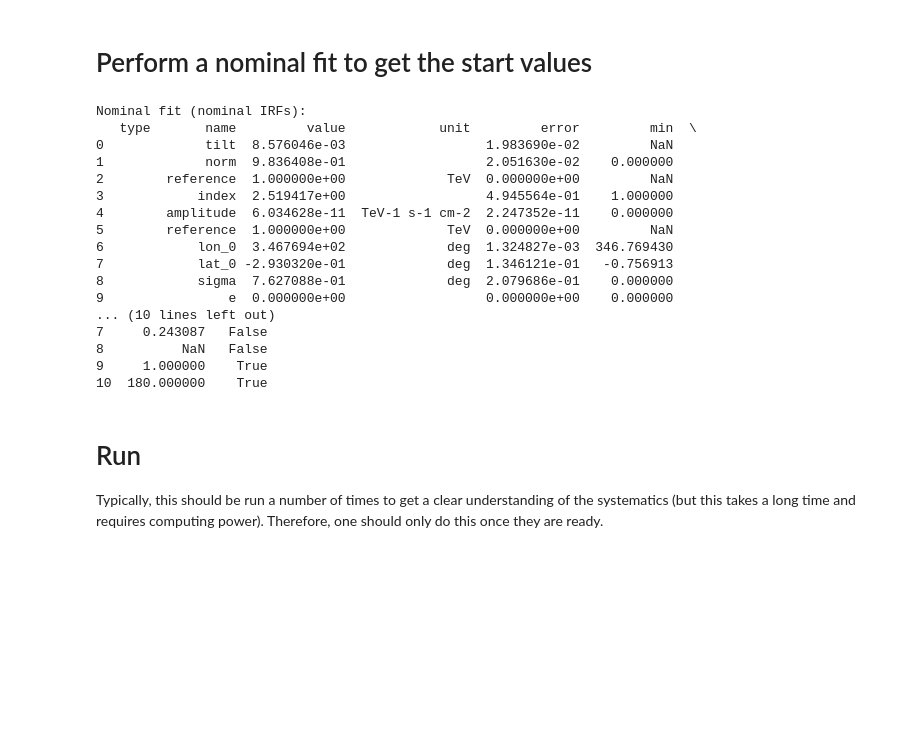
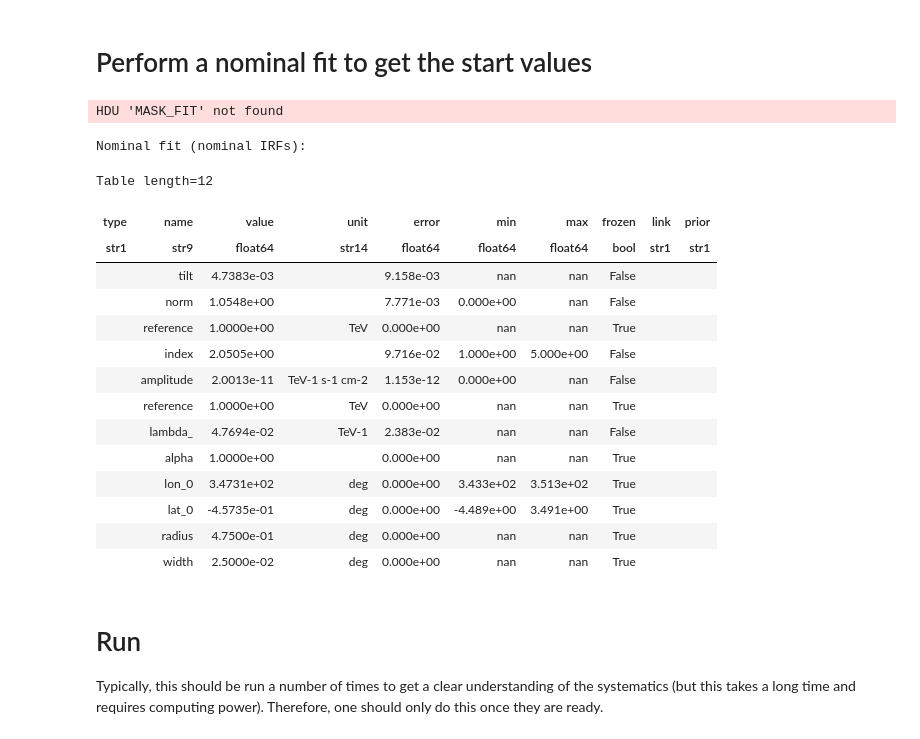
Before and after one commit to Astro-Kirsty/CADS_2026, a Jupyter notebook: Advanced_handson/IRF_systematics_fixed_counts.ipynb, the cells around one changed output. Drawn from its saved outputs; the diff is of its cells as text; code cells hidden in the pictures; blank space fills up the shorter version.

```diff
--- a/Advanced_handson/IRF_systematics_fixed_counts.ipynb
+++ b/Advanced_handson/IRF_systematics_fixed_counts.ipynb
@@ -97,19 +92,3 @@ type    name      value         unit      ...    max    frozen link prior
-# %%
-source_position = SkyCoord.from_name("RX J1713.7-3946").galactic
-
-# Exclusion for known HESS sources
-cat = SourceCatalogHGPS('$GAMMAPY_DATA/catalogs/hgps_catalog_v1.fits.gz')
-regions = []
-for src in cat:
-    if src.position.separation(source_position) < 5*u.deg:
-        regions.append(CircleSkyRegion(center=src.position, radius=src.data.RSpec * 2.4))
-# Add mask around Galactic Plane
-region_galactic = RectangleSkyRegion(center=SkyCoord(source_position.galactic.l, 0*u.deg, frame='galactic'),
-                                     width=geom.width[0][0]*2.1,
-                                     height=1.4*u.deg)
-regions.append(region_galactic)
-exclusion_mask = geom.region_mask(regions, inside=False)
-dataset.mask_safe.data &= exclusion_mask.data
 # %% [markdown]
 ### Geometry for the background gradient (computed once)
 # %%
@@ -165,42 +146,39 @@ seed = 0
 rsg = np.random.RandomState(seed)
 # %%
 # ------- Nominal fit: nominal IRFs, same (fixed) counts. Reference for the spread -------
-nominal_ds = dataset.copy(name="nominal")
+nominal_ds = dataset.copy(name="nominal-dataset")
+nominal_ds.models = dataset.models.copy()
 
-bkg_nom = FoVBackgroundModel(
-    spectral_model=PowerLawNormSpectralModel(), dataset_name=nominal_ds.name
-)
+bkg_nom = FoVBackgroundModel(dataset_name=nominal_ds.name)
 bkg_nom.spectral_model.norm.min = 0          # keep norm positive
 bkg_nom.spectral_model.tilt.frozen = False   # fit the tilt as well
 nominal_ds.models = Models([bkg_nom, source_model])
 
 with nominal_ds.models.parameters.restore_status():
     fit = Fit(optimize_opts=dict(print_level=1))
     with np.errstate(divide="ignore", invalid="ignore"):
-        result = fit.run([nominal_ds])
-    if not result.success:
+        result_nominal = fit.run([nominal_ds])
+    if not result_nominal.success:
         raise RuntimeError("The nominal fit failed; check dataset/models first.")
-    nominal_pars = result.parameters.to_table().to_pandas()
+    nominal_pars = result_nominal.parameters.to_table().to_pandas()
 
 print("Nominal fit (nominal IRFs):")
-print(nominal_pars)
-
-nominal_pars.to_csv(f"{savedir}/nominal_fit.csv", index=False)
+result_nominal.parameters.to_table()
 # %% [output]
-Nominal fit (nominal IRFs):
-   type       name         value            unit         error         min  \
-0             tilt  8.576046e-03                  1.983690e-02         NaN
-1             norm  9.836408e-01                  2.051630e-02    0.000000
-2        reference  1.000000e+00             TeV  0.000000e+00         NaN
-3            index  2.519417e+00                  4.945564e-01    1.000000
-4        amplitude  6.034628e-11  TeV-1 s-1 cm-2  2.247352e-11    0.000000
-5        reference  1.000000e+00             TeV  0.000000e+00         NaN
-6            lon_0  3.467694e+02             deg  1.324827e-03  346.769430
-7            lat_0 -2.930320e-01             deg  1.346121e-01   -0.756913
-8            sigma  7.627088e-01             deg  2.079686e-01    0.000000
-9                e  0.000000e+00                  0.000000e+00    0.000000
-... (10 lines left out)
-7     0.243087   False
-8          NaN   False
-9     1.000000    True
-10  180.000000    True
+HDU 'MASK_FIT' not found
+Nominal fit (nominal IRFs):
+Table length=12
+| type | name | value | unit | error | min | max | frozen | link | prior |
+| str1 | str9 | float64 | str14 | float64 | float64 | float64 | bool | str1 | str1 |
+|  | tilt | 4.7383e-03 |  | 9.158e-03 | nan | nan | False |  |  |
+|  | norm | 1.0548e+00 |  | 7.771e-03 | 0.000e+00 | nan | False |  |  |
+|  | reference | 1.0000e+00 | TeV | 0.000e+00 | nan | nan | True |  |  |
+|  | index | 2.0505e+00 |  | 9.716e-02 | 1.000e+00 | 5.000e+00 | False |  |  |
+|  | amplitude | 2.0013e-11 | TeV-1 s-1 cm-2 | 1.153e-12 | 0.000e+00 | nan | False |  |  |
+|  | reference | 1.0000e+00 | TeV | 0.000e+00 | nan | nan | True |  |  |
+|  | lambda_ | 4.7694e-02 | TeV-1 | 2.383e-02 | nan | nan | False |  |  |
+|  | alpha | 1.0000e+00 |  | 0.000e+00 | nan | nan | True |  |  |
+|  | lon_0 | 3.4731e+02 | deg | 0.000e+00 | 3.433e+02 | 3.513e+02 | True |  |  |
+|  | lat_0 | -4.5735e-01 | deg | 0.000e+00 | -4.489e+00 | 3.491e+00 | True |  |  |
+|  | radius | 4.7500e-01 | deg | 0.000e+00 | nan | nan | True |  |  |
+|  | width | 2.5000e-02 | deg | 0.000e+00 | nan | nan | True |  |  |
```
Also changed, not shown: parts of 13 cells of this notebook, 1 other file.
